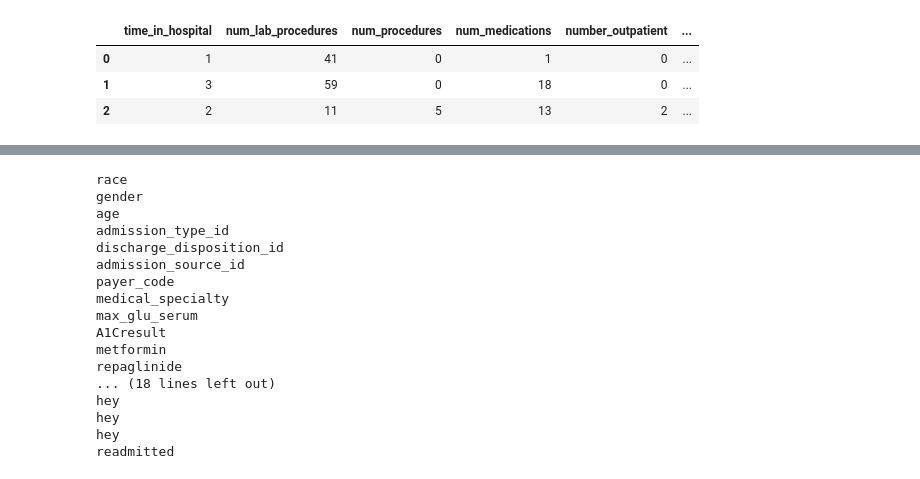
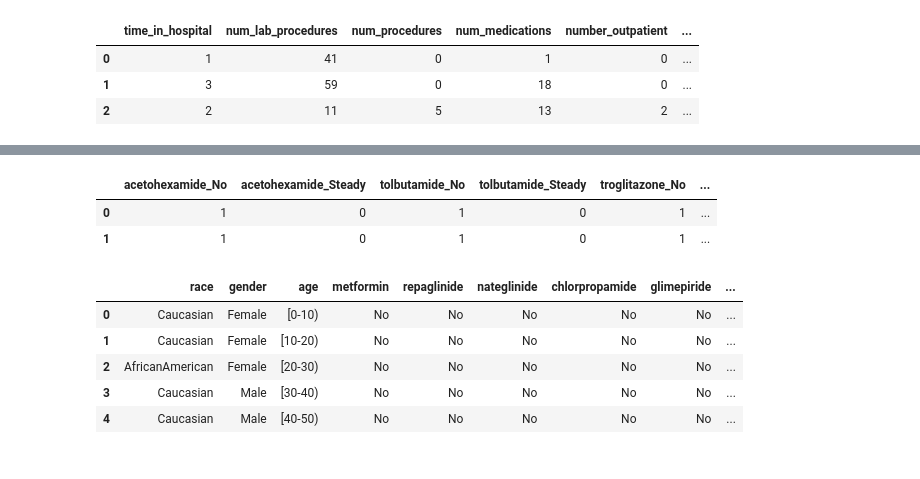
Before and after one commit to hvu815/Data-Analysis, a Jupyter notebook: analysis_notebooks/Diabetes(Update_this).ipynb, the cells around one changed output, grey strips where cells are left out. Cells and saved outputs as stored; diff of their text form; code cells hidden in the pictures.

```diff
--- a/analysis_notebooks/Diabetes(Update_this).ipynb
+++ b/analysis_notebooks/Diabetes(Update_this).ipynb
@@ -249,24 +298,24 @@ non_numerical_df.head(3)
-# %%
-for i in non_numerical_df.columns:
-    if (len(set(non_numerical_df[i])) > 2):
-        print(i)
-    else:
-        print('hey')
-# %% [output]
-race
-gender
-age
-admission_type_id
-discharge_disposition_id
-admission_source_id
-payer_code
-medical_specialty
-max_glu_serum
-A1Cresult
-metformin
-repaglinide
-... (18 lines left out)
-hey
-hey
-hey
-readmitted
+# %%
+df1 = pd.DataFrame()
+df2 = pd.DataFrame()
+for i in non_numerical_df.columns:
+    if (len(set(non_numerical_df[i])) > 2): #if set is greater than 2, want to get a separate df
+        df1[i] = non_numerical_df[i]
+    else: #if set is less than 2, want another df
+        df2[i] = non_numerical_df[i]
+# %%
+dummy2 = pd.get_dummies(df2) #change to dummy variables
+dummy2.head(2)
+# %% [output]
+|  | acetohexamide_No | acetohexamide_Steady | tolbutamide_No | tolbutamide_Steady | troglitazone_No | ... |
+| 0 | 1 | 0 | 1 | 0 | 1 | ... |
+| 1 | 1 | 0 | 1 | 0 | 1 | ... |
+# %%
+df1.head(5)
+# %% [output]
+|  | race | gender | age | metformin | repaglinide | nateglinide | chlorpropamide | glimepiride | ... |
+| 0 | Caucasian | Female | [0-10) | No | No | No | No | No | ... |
+| 1 | Caucasian | Female | [10-20) | No | No | No | No | No | ... |
+| 2 | AfricanAmerican | Female | [20-30) | No | No | No | No | No | ... |
+| 3 | Caucasian | Male | [30-40) | No | No | No | No | No | ... |
+| 4 | Caucasian | Male | [40-50) | No | No | No | No | No | ... |
```
Also changed, not shown: parts of 24 cells of this notebook, 1 other file.
